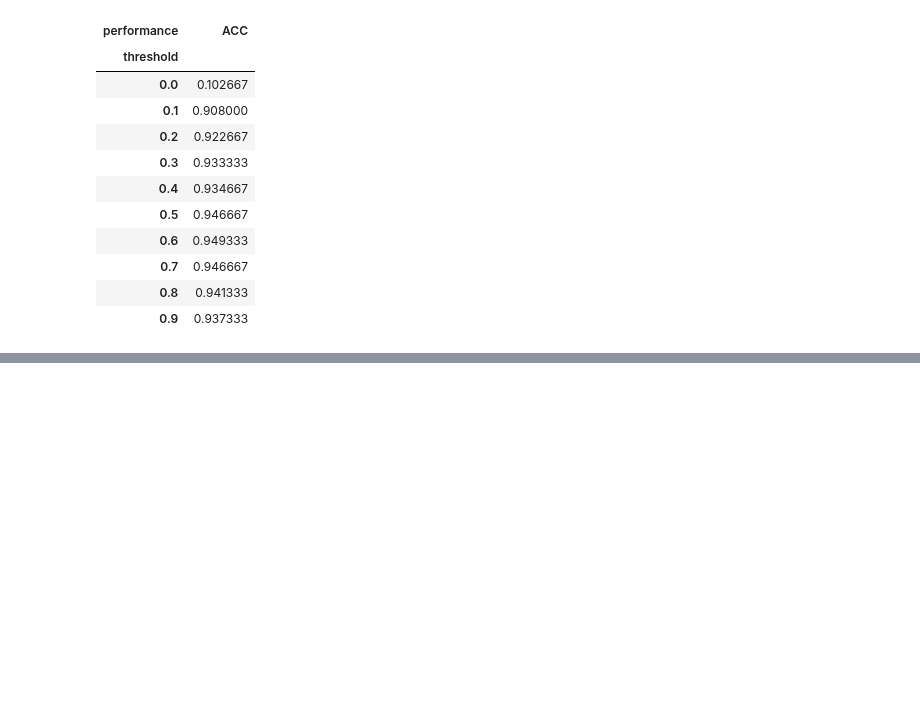
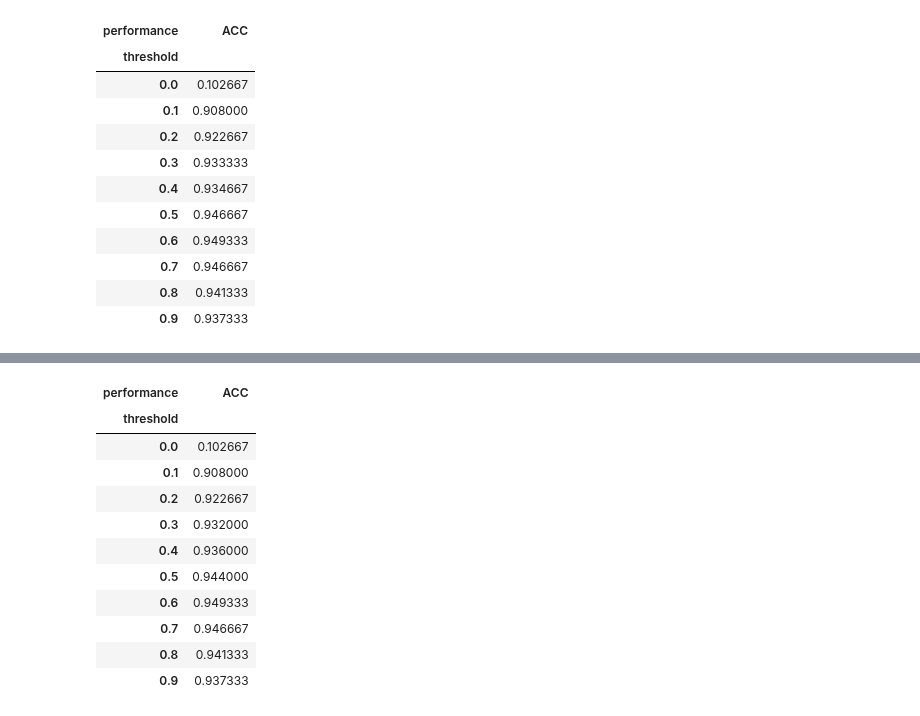
Before and after one commit to YoungJae-Hur/Data-science, a Jupyter notebook: ml-algorithms/3.1 logistic regression.ipynb, the cells around one changed output, grey strips where cells are left out. Cells and saved outputs as stored; diff of their text form; code cells hidden in the pictures; blank space fills up the shorter version.

```diff
--- a/ml-algorithms/3.1 logistic regression.ipynb
+++ b/ml-algorithms/3.1 logistic regression.ipynb
@@ -219,0 +276,3 @@ table
+# %%
+# threshold 0.5
+pred_y2 = cut_off(pred_y, 0.5)
@@ -219,0 +285,25 @@ table
+# %%
+#find accuracy
+threshold = np.arange(0,1,0.1)
+pred_y = results2.predict(test_x2)
+table = pd.DataFrame(columns=['ACC'])
+for i in threshold:
+    pred_y2 = cut_off(pred_y,i)
+    cfmat = confusion_matrix(test_y, pred_y2)
+    table.loc[i] = get_accuracy(cfmat)
+table.index.name='threshold'
+table.columns.name='performance'
+table
+# %% [output]
+| performance | ACC |
+| threshold |  |
+| 0.0 | 0.102667 |
+| 0.1 | 0.908000 |
+| 0.2 | 0.922667 |
+| 0.3 | 0.932000 |
+| 0.4 | 0.936000 |
+| 0.5 | 0.944000 |
+| 0.6 | 0.949333 |
+| 0.7 | 0.946667 |
+| 0.8 | 0.941333 |
+| 0.9 | 0.937333 |
```
Also changed, not shown: parts of 8 cells of this notebook.
